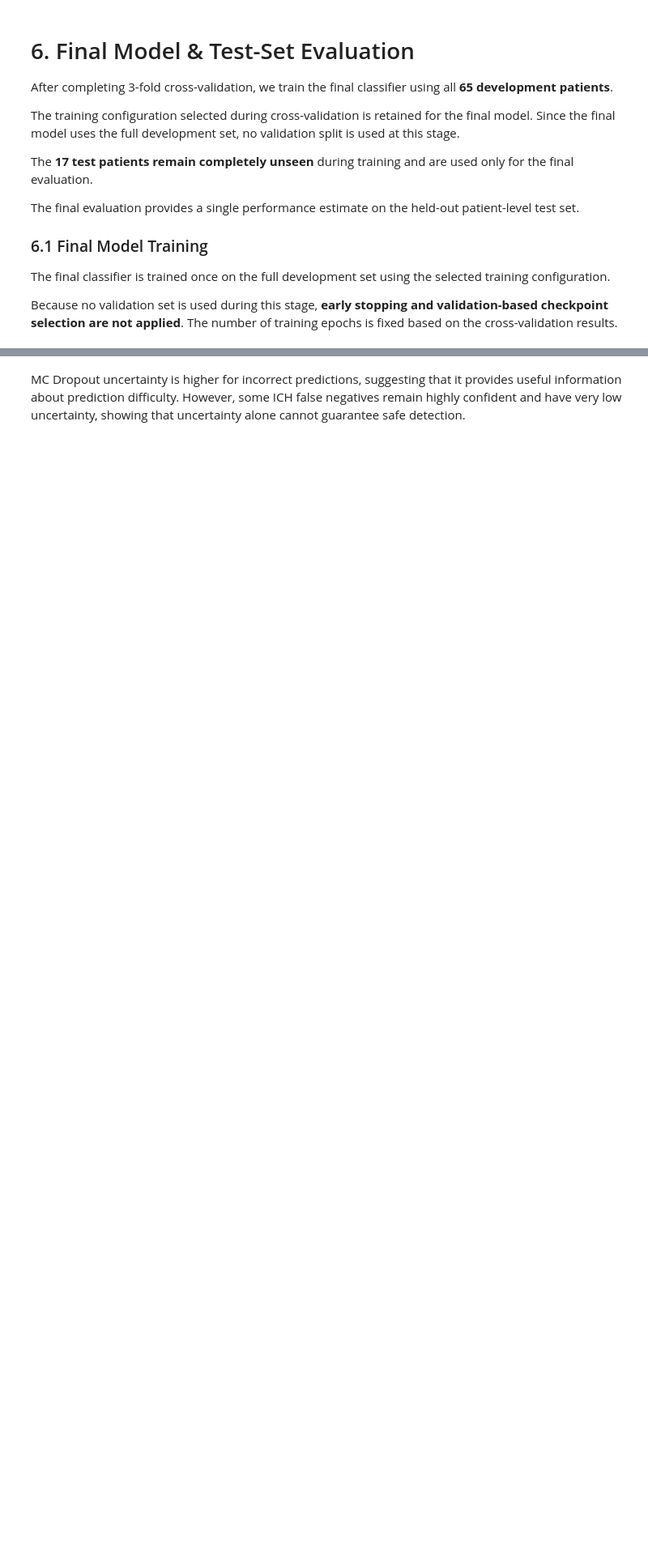
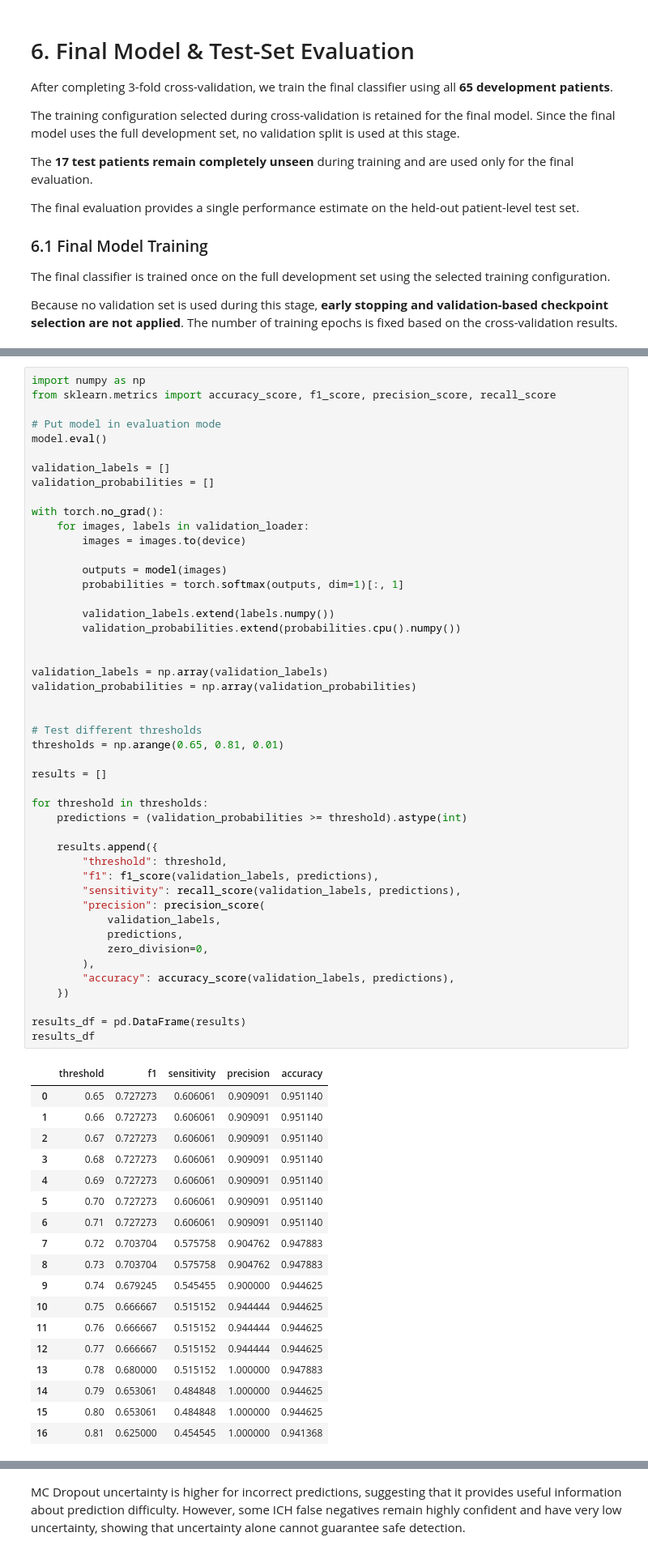
Before and after one commit to MeriemAfafHaddou/explainable-ai-ct-imaging, a Jupyter notebook: brain_ct_xai.ipynb, the cells around one changed output, grey strips where cells are left out. Shown at 81% size. Drawn from its saved outputs; the diff is of its cells as text; blank space fills up the shorter version.

```diff
--- a/brain_ct_xai.ipynb
+++ b/brain_ct_xai.ipynb
@@ -742 +778,67 @@ Final model training completed.
+# %%
+import numpy as np
+from sklearn.metrics import accuracy_score, f1_score, precision_score, recall_score
+
+# Put model in evaluation mode
+model.eval()
+
+validation_labels = []
+validation_probabilities = []
+
+with torch.no_grad():
+    for images, labels in validation_loader:
+        images = images.to(device)
+
+        outputs = model(images)
+        probabilities = torch.softmax(outputs, dim=1)[:, 1]
+
+        validation_labels.extend(labels.numpy())
+        validation_probabilities.extend(probabilities.cpu().numpy())
+
+
+validation_labels = np.array(validation_labels)
+validation_probabilities = np.array(validation_probabilities)
+
+
+# Test different thresholds
+thresholds = np.arange(0.65, 0.81, 0.01)
+
+results = []
+
+for threshold in thresholds:
+    predictions = (validation_probabilities >= threshold).astype(int)
+
+    results.append({
+        "threshold": threshold,
+        "f1": f1_score(validation_labels, predictions),
+        "sensitivity": recall_score(validation_labels, predictions),
+        "precision": precision_score(
+            validation_labels,
+            predictions,
+            zero_division=0,
+        ),
+        "accuracy": accuracy_score(validation_labels, predictions),
+    })
+
+results_df = pd.DataFrame(results)
+results_df
+# %% [output]
+|  | threshold | f1 | sensitivity | precision | accuracy |
+| 0 | 0.65 | 0.727273 | 0.606061 | 0.909091 | 0.951140 |
+| 1 | 0.66 | 0.727273 | 0.606061 | 0.909091 | 0.951140 |
+| 2 | 0.67 | 0.727273 | 0.606061 | 0.909091 | 0.951140 |
+| 3 | 0.68 | 0.727273 | 0.606061 | 0.909091 | 0.951140 |
+| 4 | 0.69 | 0.727273 | 0.606061 | 0.909091 | 0.951140 |
+| 5 | 0.70 | 0.727273 | 0.606061 | 0.909091 | 0.951140 |
+| 6 | 0.71 | 0.727273 | 0.606061 | 0.909091 | 0.951140 |
+| 7 | 0.72 | 0.703704 | 0.575758 | 0.904762 | 0.947883 |
+| 8 | 0.73 | 0.703704 | 0.575758 | 0.904762 | 0.947883 |
+| 9 | 0.74 | 0.679245 | 0.545455 | 0.900000 | 0.944625 |
+| 10 | 0.75 | 0.666667 | 0.515152 | 0.944444 | 0.944625 |
+| 11 | 0.76 | 0.666667 | 0.515152 | 0.944444 | 0.944625 |
+| 12 | 0.77 | 0.666667 | 0.515152 | 0.944444 | 0.944625 |
+| 13 | 0.78 | 0.680000 | 0.515152 | 1.000000 | 0.947883 |
+| 14 | 0.79 | 0.653061 | 0.484848 | 1.000000 | 0.944625 |
+| 15 | 0.80 | 0.653061 | 0.484848 | 1.000000 | 0.944625 |
+| 16 | 0.81 | 0.625000 | 0.454545 | 1.000000 | 0.941368 |
 # %% [markdown]
```
Also changed, not shown: parts of 35 cells of this notebook, 2 other files.
